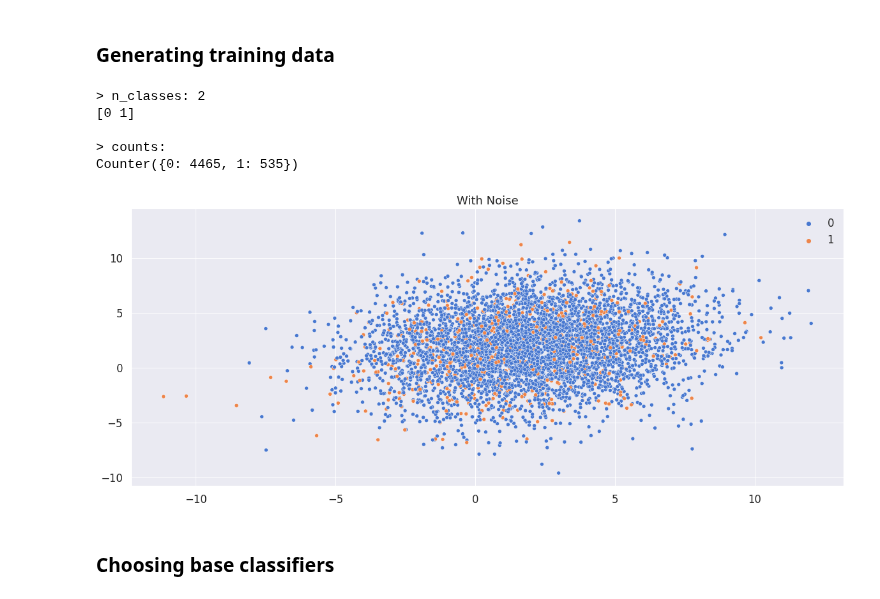
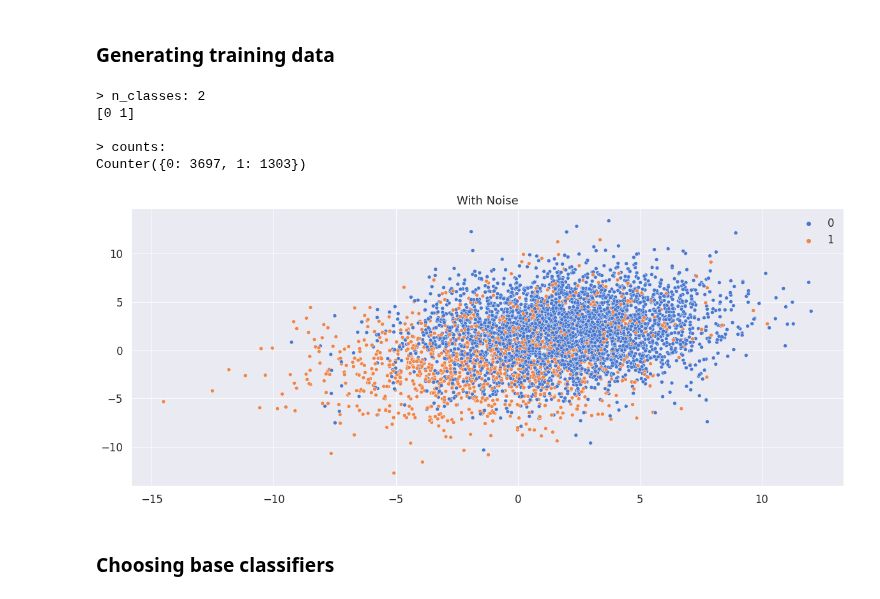
Before and after one commit to pleiadian53/cf_ensemble, a Jupyter notebook: Demo-CF-Stacking-part4.ipynb, the cells around one changed output. Cells and saved outputs as stored; diff of their text form; code cells hidden in the pictures.

```diff
--- a/Demo-CF-Stacking-part4.ipynb
+++ b/Demo-CF-Stacking-part4.ipynb
@@ -122,18 +122,18 @@ np.set_printoptions(precision=3, edgeitems=5, suppress=True)
 # %%
 %matplotlib inline
 import data_pipeline as dp
 
-max_class_ratio=0.99
+max_class_ratio=0.80
 
 # get the dataset
 X0, y0 = dp.generate_imbalanced_data(class_ratio=max_class_ratio, verbose=1)
 # %% [output]
 > n_classes: 2
 [0 1]
 
 > counts:
-Counter({0: 4465, 1: 535})
+Counter({0: 3697, 1: 1303})
-[figure, old version]
+[figure, new version]
 # %% [markdown]
 ### Choosing base classifiers
 # %%
```
Also changed, not shown: parts of 15 cells of this notebook, 2 other files.
